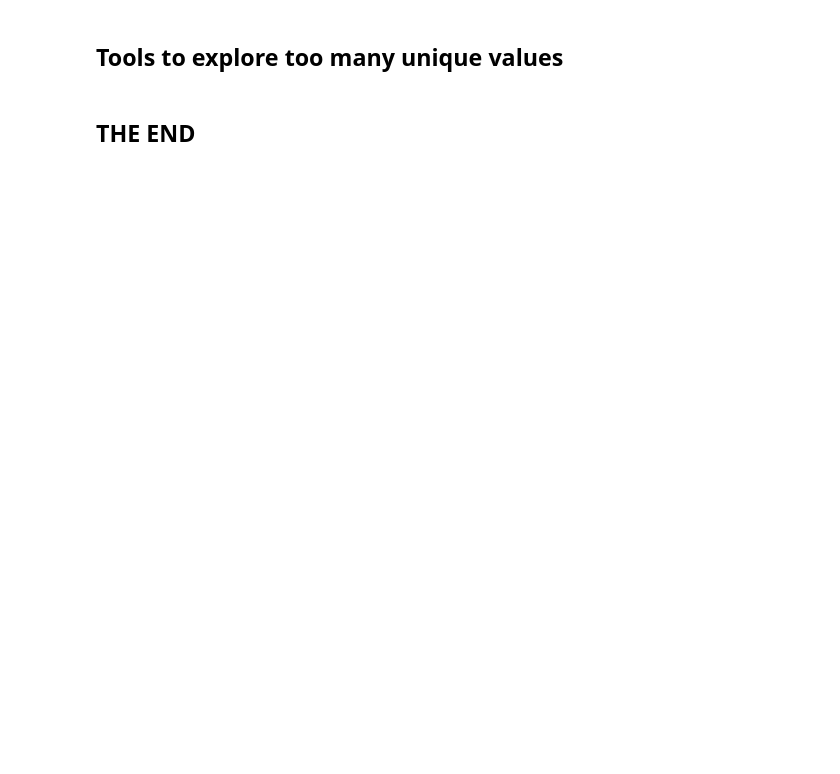
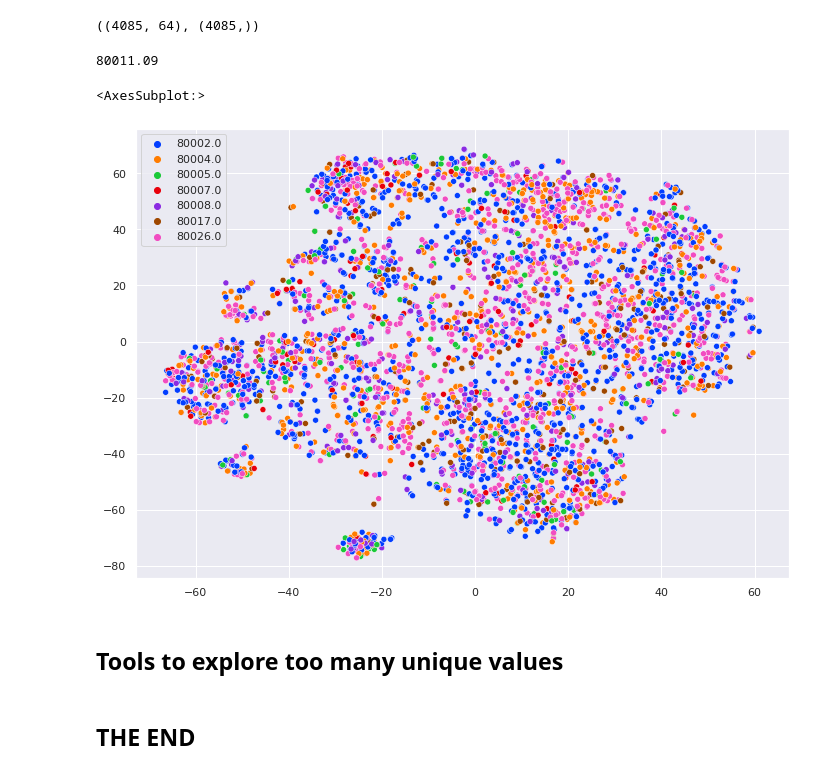
Before and after one commit to The-Electric-Moccasins/resistance-prediction, a Jupyter notebook: build_dataset.ipynb, the cells around one changed output. Drawn from its saved outputs; the diff is of its cells as text; code cells hidden in the pictures; blank space fills up the shorter version.

```diff
--- a/build_dataset.ipynb
+++ b/build_dataset.ipynb
@@ -66,3 +179,22 @@ df_cohort
+# %%
+X = np_labeled_data[:,:-1]
+y = np_labeled_data[:,-1]
+X.shape, y.shape
+# %% [output]
+((4085, 64), (4085,))
+# %%
+tsne = TSNE()
+X_embedded = tsne.fit_transform(X)
+# %%
+y.mean()
+# %% [output]
+80011.09
+# %%
+palette = sns.color_palette("bright", len(np.unique(y)))
+sns.scatterplot(X_embedded[:,0], X_embedded[:,1], hue=y, legend='full', palette=palette)
+# %% [output]
+<AxesSubplot:>
+[figure, added]
 # %% [markdown]
 ## Tools to explore too many unique values
 # %%
```
Also changed, not shown: parts of 39 cells of this notebook, 11 other files.
